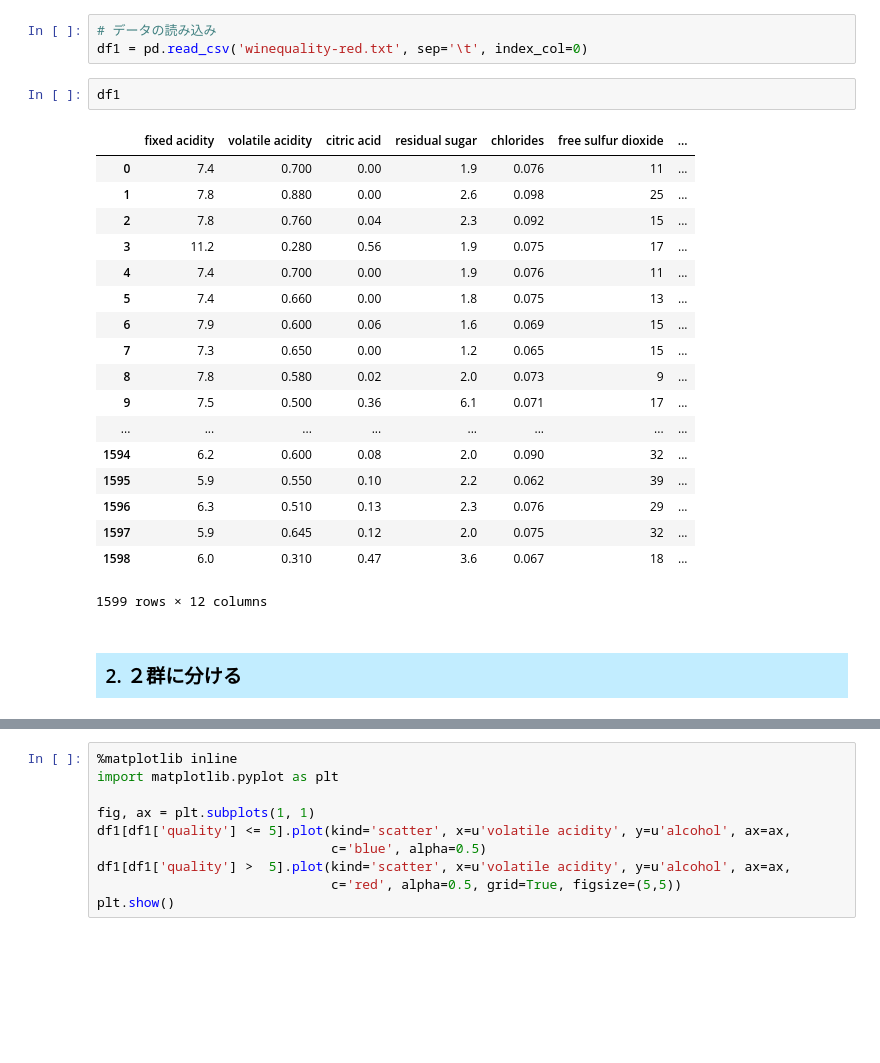
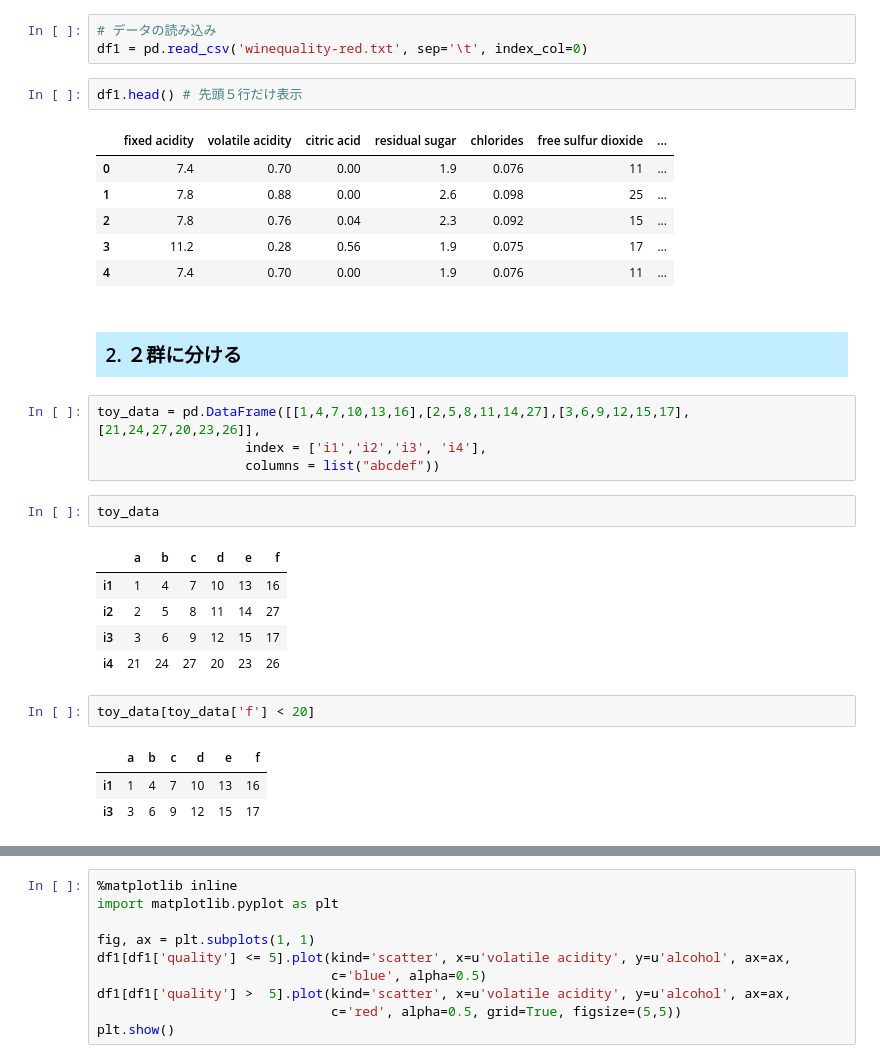
Before and after one commit to chemo-wakate/tutorial-6th, a Jupyter notebook: beginner/MachineLearning.ipynb, the cells around one changed output, grey strips where cells are left out. Cells and saved outputs as stored; diff of their text form; blank space fills up the shorter version.

```diff
--- a/beginner/MachineLearning.ipynb
+++ b/beginner/MachineLearning.ipynb
@@ -54,25 +54,31 @@ urllib.request.urlretrieve(url, 'winequality-red.txt') # Python 3 の場合
 # データの読み込み
 df1 = pd.read_csv('winequality-red.txt', sep='\t', index_col=0)
 # %%
-df1
+df1.head() # 先頭５行だけ表示
 # %% [output]
 |  | fixed acidity | volatile acidity | citric acid | residual sugar | chlorides | free sulfur dioxide | ... |
-| 0 | 7.4 | 0.700 | 0.00 | 1.9 | 0.076 | 11 | ... |
-| 1 | 7.8 | 0.880 | 0.00 | 2.6 | 0.098 | 25 | ... |
-| 2 | 7.8 | 0.760 | 0.04 | 2.3 | 0.092 | 15 | ... |
-| 3 | 11.2 | 0.280 | 0.56 | 1.9 | 0.075 | 17 | ... |
-| 4 | 7.4 | 0.700 | 0.00 | 1.9 | 0.076 | 11 | ... |
-| 5 | 7.4 | 0.660 | 0.00 | 1.8 | 0.075 | 13 | ... |
-| 6 | 7.9 | 0.600 | 0.06 | 1.6 | 0.069 | 15 | ... |
-| 7 | 7.3 | 0.650 | 0.00 | 1.2 | 0.065 | 15 | ... |
-| 8 | 7.8 | 0.580 | 0.02 | 2.0 | 0.073 | 9 | ... |
-| 9 | 7.5 | 0.500 | 0.36 | 6.1 | 0.071 | 17 | ... |
-| ... | ... | ... | ... | ... | ... | ... | ... |
-| 1594 | 6.2 | 0.600 | 0.08 | 2.0 | 0.090 | 32 | ... |
-| 1595 | 5.9 | 0.550 | 0.10 | 2.2 | 0.062 | 39 | ... |
-| 1596 | 6.3 | 0.510 | 0.13 | 2.3 | 0.076 | 29 | ... |
-| 1597 | 5.9 | 0.645 | 0.12 | 2.0 | 0.075 | 32 | ... |
-| 1598 | 6.0 | 0.310 | 0.47 | 3.6 | 0.067 | 18 | ... |
+| 0 | 7.4 | 0.70 | 0.00 | 1.9 | 0.076 | 11 | ... |
+| 1 | 7.8 | 0.88 | 0.00 | 2.6 | 0.098 | 25 | ... |
+| 2 | 7.8 | 0.76 | 0.04 | 2.3 | 0.092 | 15 | ... |
+| 3 | 11.2 | 0.28 | 0.56 | 1.9 | 0.075 | 17 | ... |
+| 4 | 7.4 | 0.70 | 0.00 | 1.9 | 0.076 | 11 | ... |
-1599 rows × 12 columns
 # %% [markdown]
 <h3 STYLE="background: #c2edff;padding: 0.5em;"><a name="2">2. ２群に分ける</a></h3>
+# %%
+toy_data = pd.DataFrame([[1,4,7,10,13,16],[2,5,8,11,14,27],[3,6,9,12,15,17],[21,24,27,20,23,26]],
+                   index = ['i1','i2','i3', 'i4'],
+                   columns = list("abcdef"))
+# %%
+toy_data
+# %% [output]
+|  | a | b | c | d | e | f |
+| i1 | 1 | 4 | 7 | 10 | 13 | 16 |
+| i2 | 2 | 5 | 8 | 11 | 14 | 27 |
+| i3 | 3 | 6 | 9 | 12 | 15 | 17 |
+| i4 | 21 | 24 | 27 | 20 | 23 | 26 |
+# %%
+toy_data[toy_data['f'] < 20]
+# %% [output]
+|  | a | b | c | d | e | f |
+| i1 | 1 | 4 | 7 | 10 | 13 | 16 |
+| i3 | 3 | 6 | 9 | 12 | 15 | 17 |
```
Also changed, not shown: parts of 25 cells of this notebook, 1 other file.
